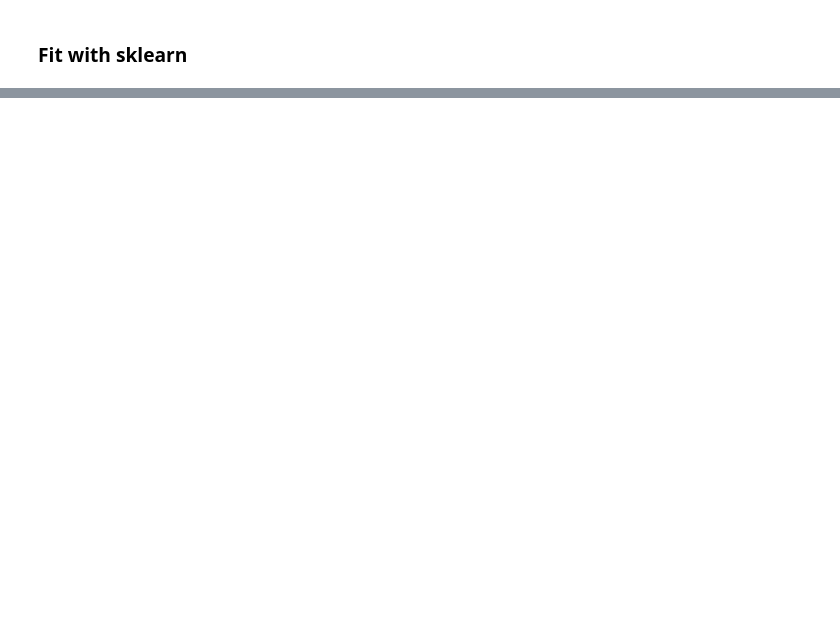
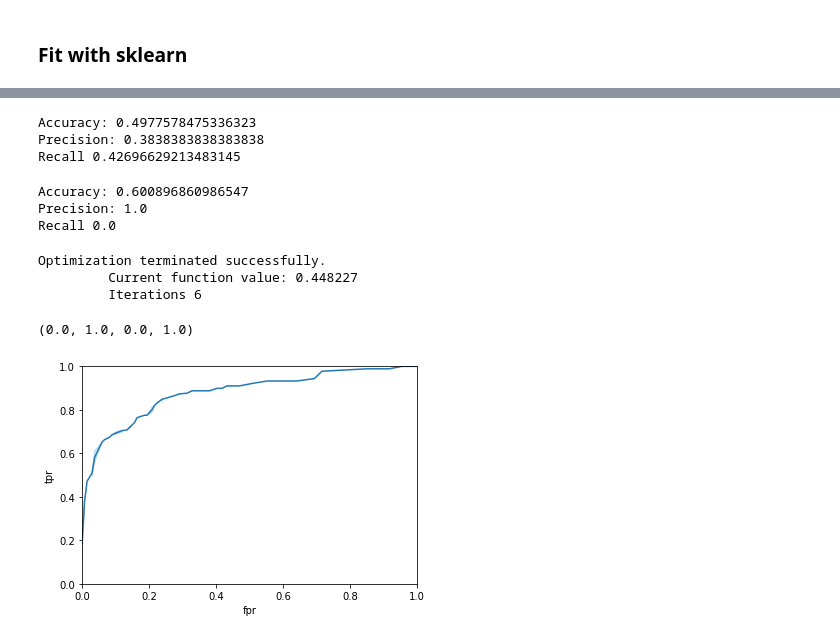
Before and after one commit to lenarother/bootcamp, a Jupyter notebook: classification/logistic_regresion_titanic.ipynb, the cells around one changed output, grey strips where cells are left out. Saved outputs shown, nothing was run; the diff lists cells and outputs as text; code cells hidden in the pictures; blank space fills up the shorter version.

```diff
--- a/classification/logistic_regresion_titanic.ipynb
+++ b/classification/logistic_regresion_titanic.ipynb
@@ -199,0 +277,68 @@ Acc test 0.6098654708520179
+# %%
+# DummyClassifier - uniform (random)
+df = DummyClassifier(strategy='uniform')
+f = df.fit(X_train, y_train)
+y_dummy = f.predict(X_test)
+
+print(
+    f'Accuracy: {accuracy_score(y_pred=y_dummy, y_true=y_test)}\n'
+    f'Precision: {precision_score(y_pred=y_dummy, y_true=y_test)}\n'
+    f'Recall {recall_score(y_pred=y_dummy, y_true=y_test)}\n'
+)
+# %% [output]
+Accuracy: 0.4977578475336323
+Precision: 0.3838383838383838
+Recall 0.42696629213483145
+# %%
+# DummyClassifier - prior (most frequent)
+df = DummyClassifier(strategy='prior')
+f = df.fit(X_train, y_train)
+y_dummy = f.predict(X_test)
+
+print(
+    f'Accuracy: {accuracy_score(y_pred=y_dummy, y_true=y_test)}\n'
+    f'Precision: {precision_score(y_pred=y_dummy, y_true=y_test, zero_division=True)}\n'
+    f'Recall {recall_score(y_pred=y_dummy, y_true=y_test)}\n'
+)
+# %% [output]
+Accuracy: 0.600896860986547
+Precision: 1.0
+Recall 0.0
+# %%
+# WIP: ROC manual
+
+fpr = []
+tpr = []
+
+
+X_train, X_test = get_X(['Bias', 'Pclass', 'female', 'Age', 'SibSp', 'Parch', 'Fare', 'C', 'Q'])
+logit = sm.Logit(y_train, X_train, max_iter=10_000)
+f = logit.fit()
+
+y_pred = f.predict(X_test)
+
+for thr in range(0, 101):
+    y_pred_thr = y_pred.apply(lambda x: 1 if x > (thr/100) else 0)
+    cm = confusion_matrix(
+        y_pred=y_pred_thr,
+        y_true=y_test
+    )
+    fpr.append(cm[0][1]/(cm[0][0] + cm[0][1]))
+    tpr.append(cm[1][1]/(cm[1][1] + cm[1][0]))
+
+
+sns.lineplot(
+    y='tpr',
+    x='fpr',
+    data={
+        'tpr': tpr,
+        'fpr': fpr,
+    }
+)
+plt.axis([0, 1, 0, 1])
+# %% [output]
+Optimization terminated successfully.
+         Current function value: 0.448227
+         Iterations 6
+(0.0, 1.0, 0.0, 1.0)
+[figure, added]
```
Also changed, not shown: parts of 12 cells of this notebook.
